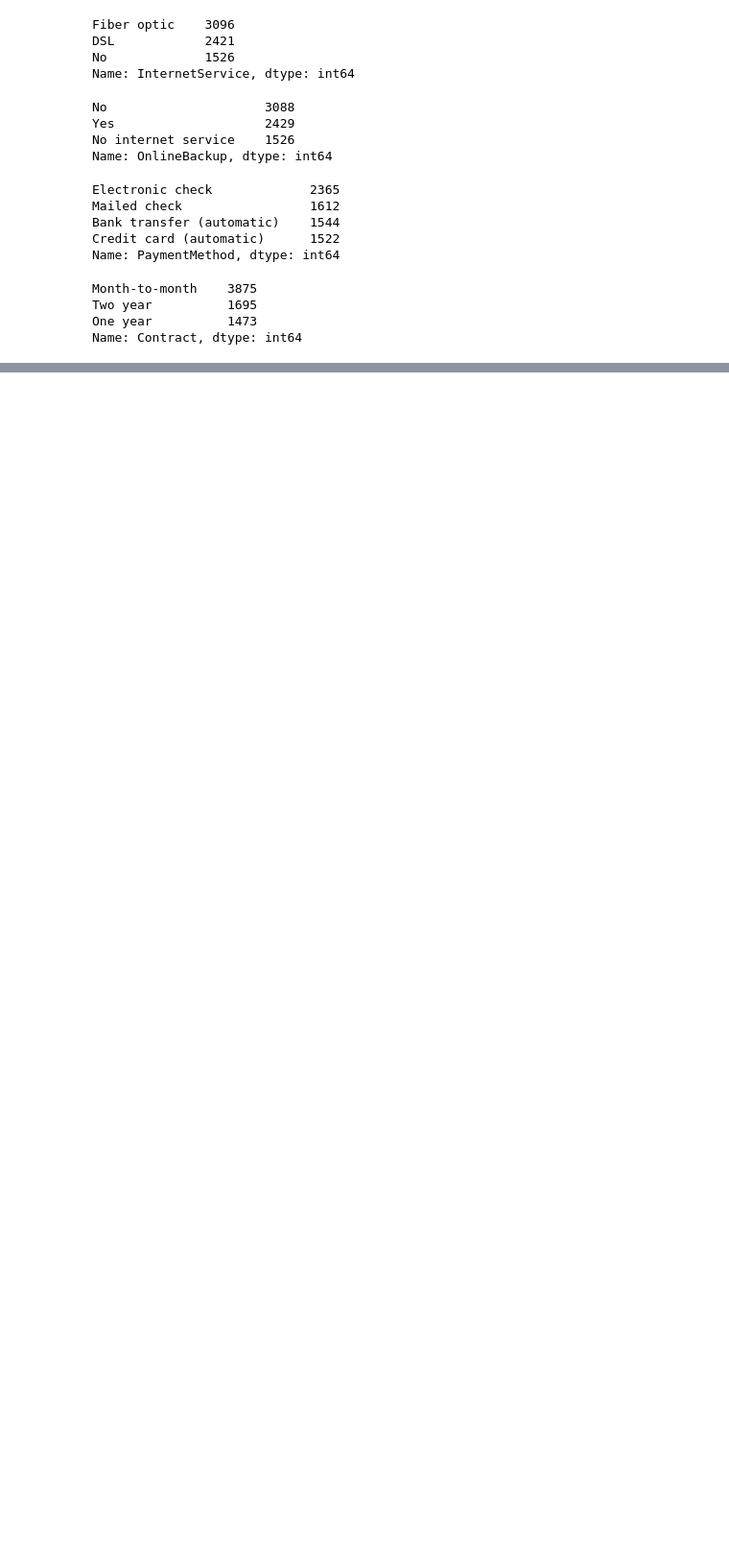
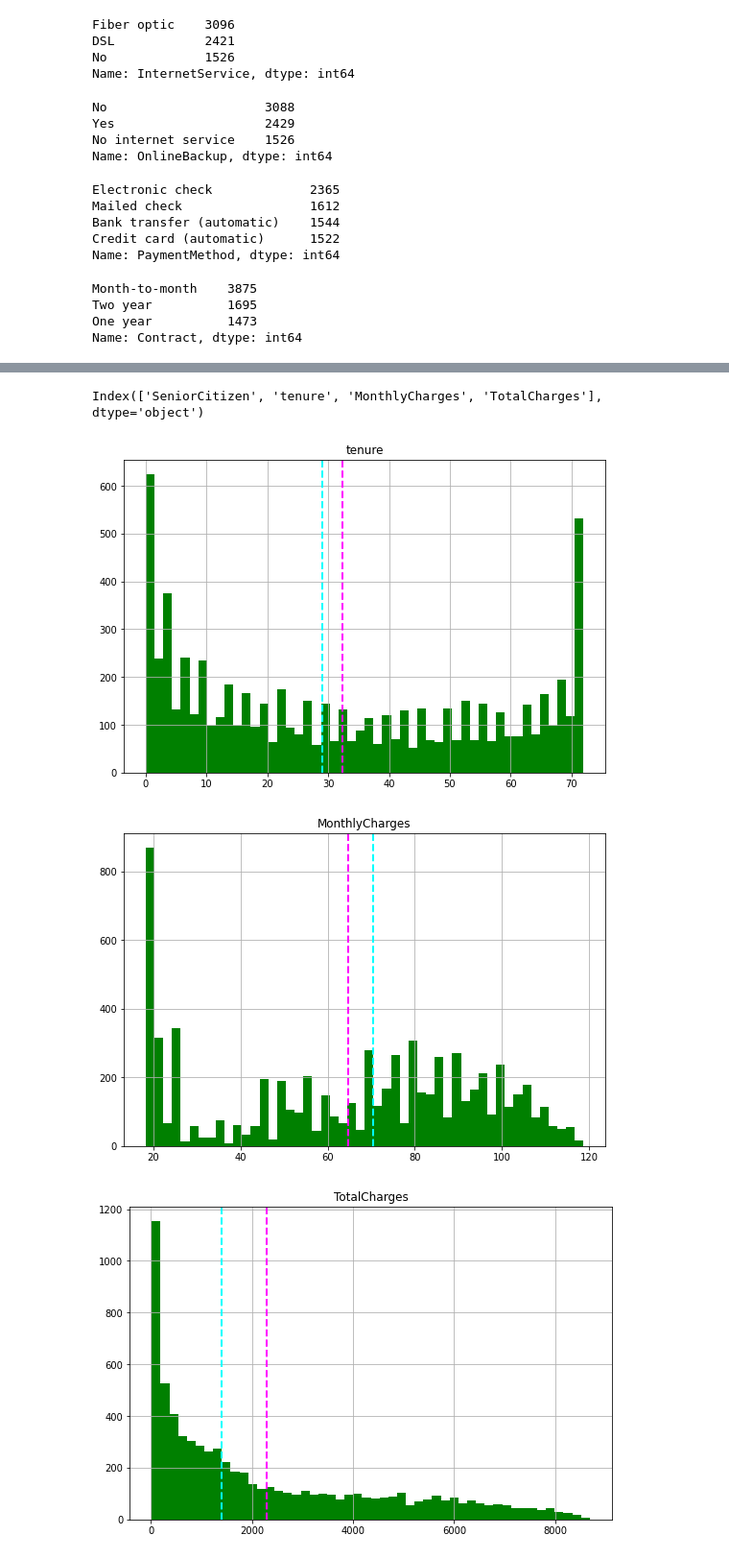
Before and after one commit to raushan9jnv/Churn-Predict, a Jupyter notebook: Submitted_Assignment_Logistic_Regression.ipynb, the cells around one changed output, grey strips where cells are left out. Shown: that part at 96% size. Drawn from its saved outputs; the diff is of its cells as text; code cells hidden in the pictures; blank space fills up the shorter version.

```diff
--- a/Submitted_Assignment_Logistic_Regression.ipynb
+++ b/Submitted_Assignment_Logistic_Regression.ipynb
@@ -202,0 +256,22 @@ Name: Contract, dtype: int64
+# %%
+#Extracting numeric features
+numeric_features = df.describe().columns
+numeric_features
+# %% [output]
+Index(['SeniorCitizen', 'tenure', 'MonthlyCharges', 'TotalCharges'], dtype='object')
+# %%
+#Plot a bar plot for each numerical feature
+
+for col in numeric_features[1:]:
+  fig = plt.figure(figsize=(9,6))
+  ax = fig.gca()
+  feature = df[col]
+  feature.hist(bins=50, ax = ax,color='green')
+  ax.axvline(feature.mean(),color='magenta',linestyle='dashed',linewidth=2)
+  ax.axvline(feature.median(),color='cyan',linestyle='dashed',linewidth=2)
+  ax.set_title(col)
+plt.show()
+# %% [output]
+[figure, added]
+[figure, added]
+[figure, added]
```
Also changed, not shown: parts of 35 cells of this notebook.
